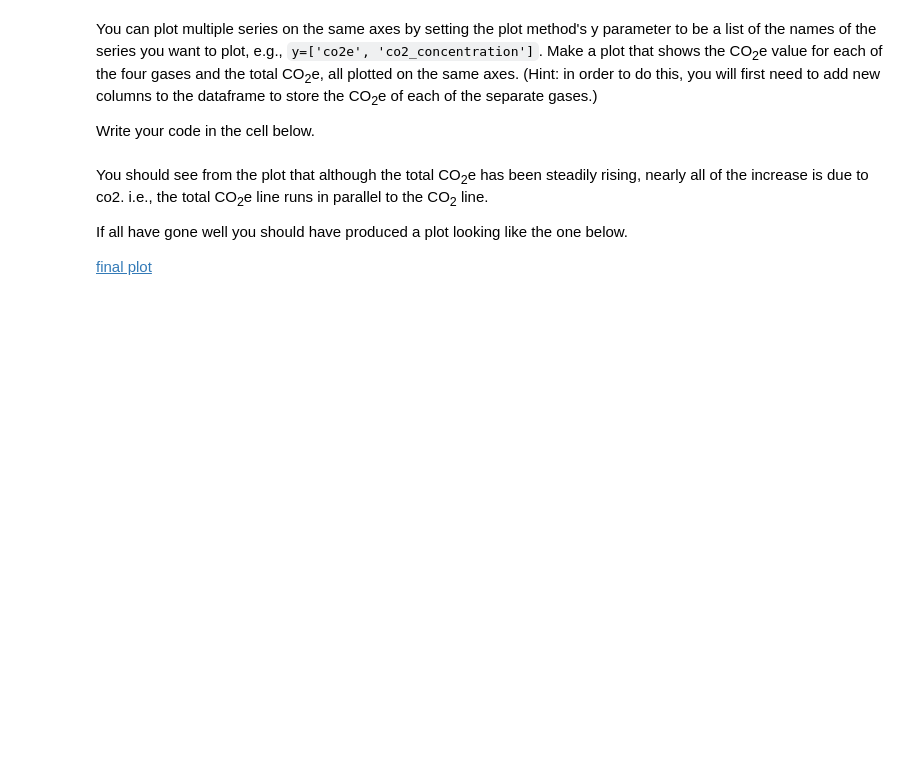
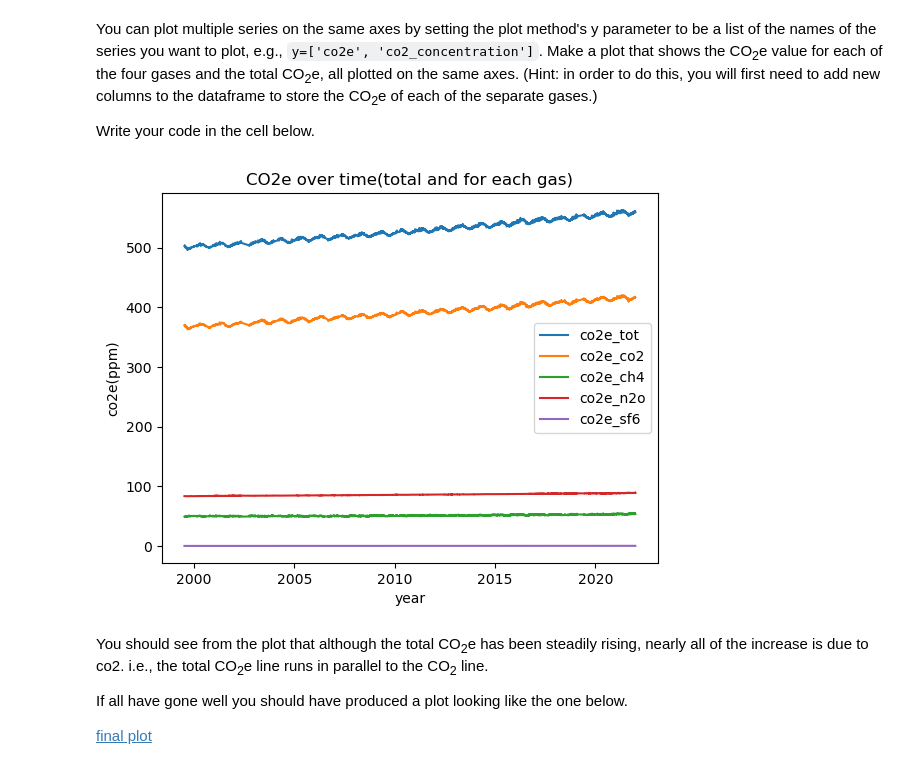
Before and after one commit to adhirajbane13/Uni_Sheffield_Module_Work, a Jupyter notebook: DS-with-python/040_working_with_pandas.ipynb, the cells around one changed output. Saved outputs shown, nothing was run; the diff lists cells and outputs as text; code cells hidden in the pictures; blank space fills up the shorter version.

```diff
--- a/DS-with-python/040_working_with_pandas.ipynb
+++ b/DS-with-python/040_working_with_pandas.ipynb
@@ -277,3 +323,10 @@ Write your code in the cell below.
+# %%
+# WRITE SOLUTION HERE
+yval = ['co2e_tot','co2e_co2','co2e_ch4','co2e_n2o','co2e_sf6']
+plot3 = tot_df.plot(x='decimal_year', y=yval,xlabel='year',ylabel='co2e(ppm)',title='CO2e over time(total and for each gas)')
+plot3.figure.savefig('CO2e_plot.jpg')
+# %% [output]
+[figure, added]
 # %% [markdown]
 You should see from the plot that although the total CO<sub>2</sub>e has been steadily rising, nearly all of the increase is due to co2. i.e., the total CO<sub>2</sub>e line runs in parallel to the CO<sub>2</sub> line.
 
```
Also changed, not shown: parts of 6 cells of this notebook.
